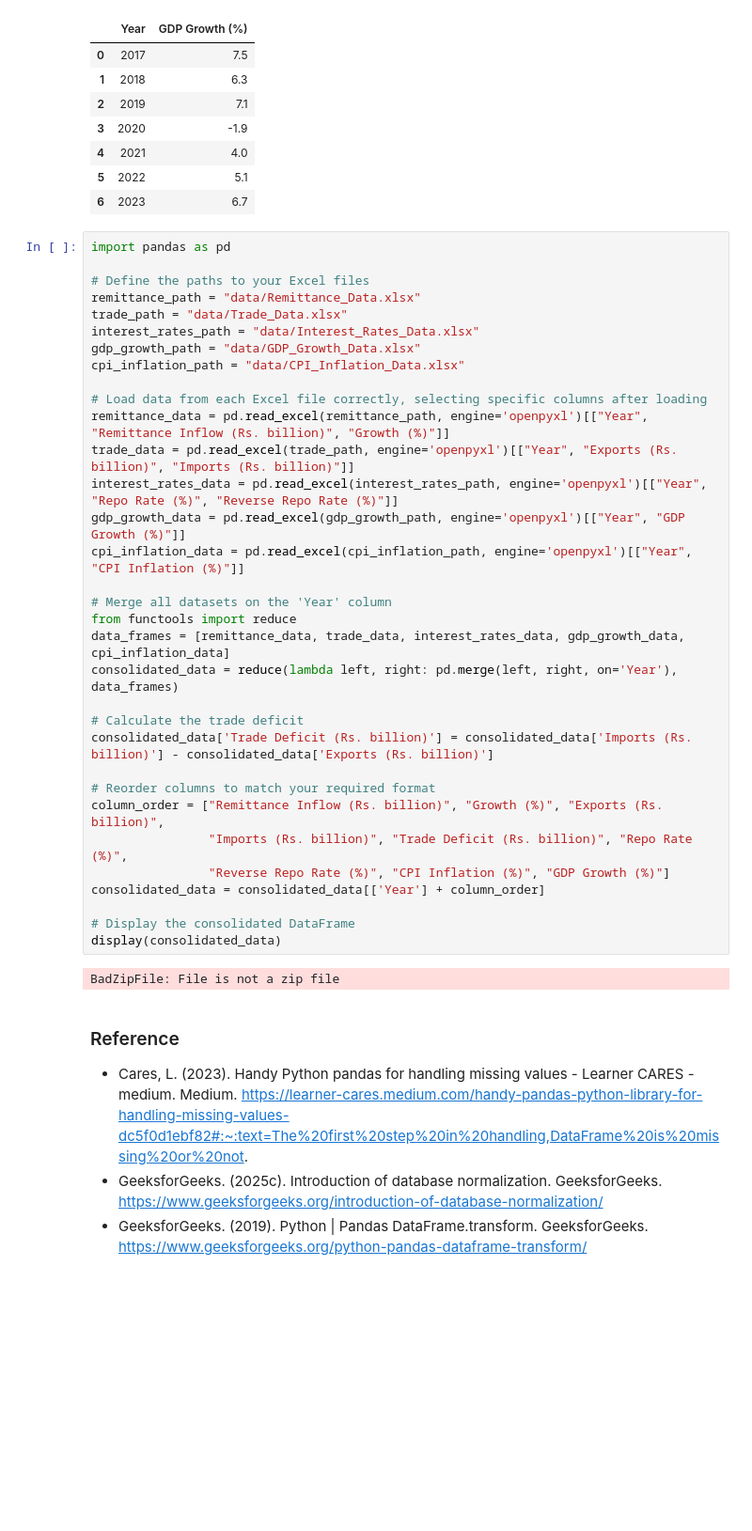
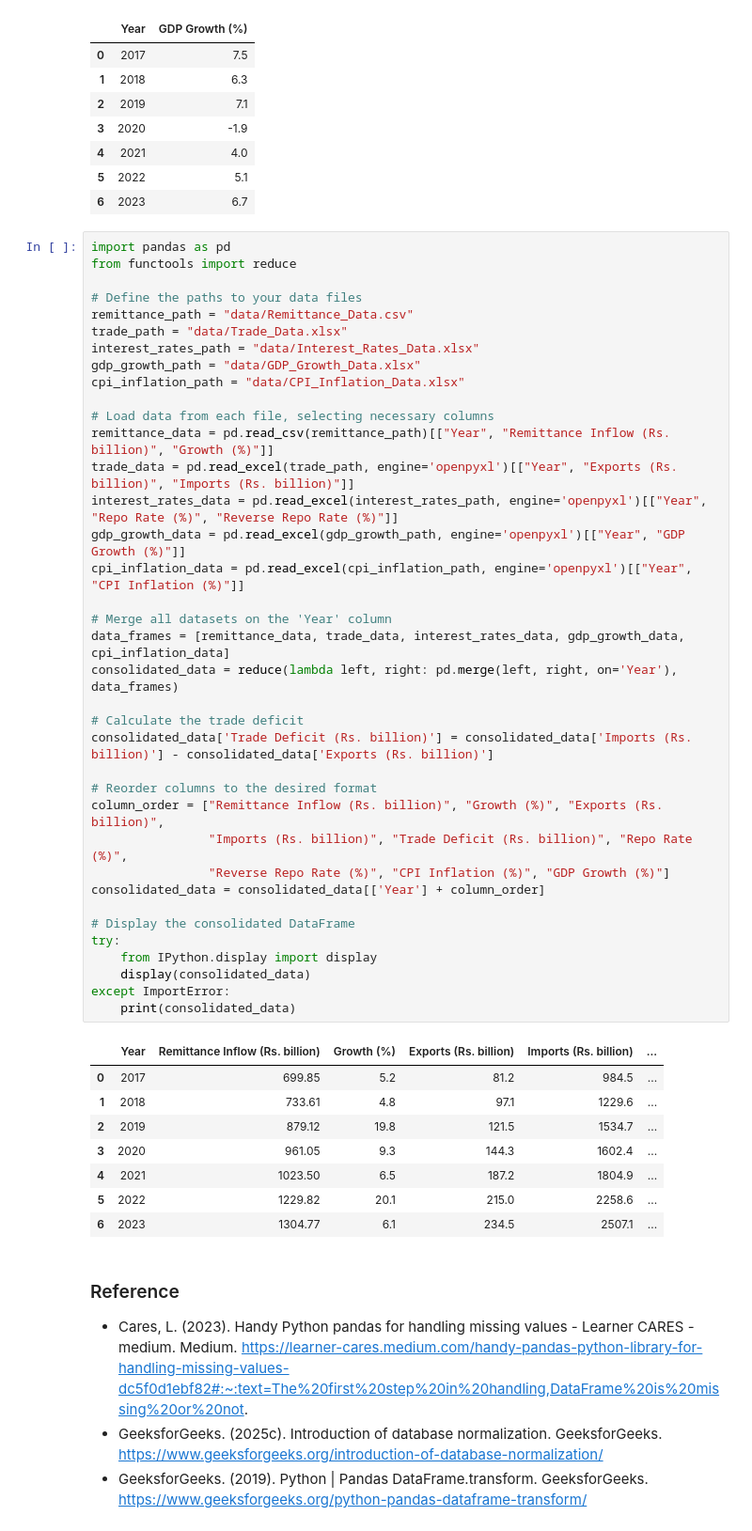
Before and after one commit to sandhyamainali/python, a Jupyter notebook: wk3_Assignment_final.ipynb, the cells around one changed output. Shown: that part at 94% size. Cells and saved outputs as stored; diff of their text form; blank space fills up the shorter version.

```diff
--- a/wk3_Assignment_final.ipynb
+++ b/wk3_Assignment_final.ipynb
@@ -269,39 +257,50 @@ display(gdp_growth_data)
 | 6 | 2023 | 6.7 |
 # %%
 import pandas as pd
+from functools import reduce
 
-# Define the paths to your Excel files
-remittance_path = "data/Remittance_Data.xlsx"
+# Define the paths to your data files
+remittance_path = "data/Remittance_Data.csv"
 trade_path = "data/Trade_Data.xlsx"
 interest_rates_path = "data/Interest_Rates_Data.xlsx"
 gdp_growth_path = "data/GDP_Growth_Data.xlsx"
 cpi_inflation_path = "data/CPI_Inflation_Data.xlsx"
 
-# Load data from each Excel file correctly, selecting specific columns after loading
-remittance_data = pd.read_excel(remittance_path, engine='openpyxl')[["Year", "Remittance Inflow (Rs. billion)", "Growth (%)"]]
+# Load data from each file, selecting necessary columns
+remittance_data = pd.read_csv(remittance_path)[["Year", "Remittance Inflow (Rs. billion)", "Growth (%)"]]
 trade_data = pd.read_excel(trade_path, engine='openpyxl')[["Year", "Exports (Rs. billion)", "Imports (Rs. billion)"]]
 interest_rates_data = pd.read_excel(interest_rates_path, engine='openpyxl')[["Year", "Repo Rate (%)", "Reverse Repo Rate (%)"]]
 gdp_growth_data = pd.read_excel(gdp_growth_path, engine='openpyxl')[["Year", "GDP Growth (%)"]]
 cpi_inflation_data = pd.read_excel(cpi_inflation_path, engine='openpyxl')[["Year", "CPI Inflation (%)"]]
 
 # Merge all datasets on the 'Year' column
-from functools import reduce
 data_frames = [remittance_data, trade_data, interest_rates_data, gdp_growth_data, cpi_inflation_data]
 consolidated_data = reduce(lambda left, right: pd.merge(left, right, on='Year'), data_frames)
 
 # Calculate the trade deficit
 consolidated_data['Trade Deficit (Rs. billion)'] = consolidated_data['Imports (Rs. billion)'] - consolidated_data['Exports (Rs. billion)']
 
-# Reorder columns to match your required format
+# Reorder columns to the desired format
 column_order = ["Remittance Inflow (Rs. billion)", "Growth (%)", "Exports (Rs. billion)",
                 "Imports (Rs. billion)", "Trade Deficit (Rs. billion)", "Repo Rate (%)",
                 "Reverse Repo Rate (%)", "CPI Inflation (%)", "GDP Growth (%)"]
 consolidated_data = consolidated_data[['Year'] + column_order]
 
 # Display the consolidated DataFrame
-display(consolidated_data)
+try:
+    from IPython.display import display
+    display(consolidated_data)
+except ImportError:
+    print(consolidated_data)
 # %% [output]
-BadZipFile: File is not a zip file
+|  | Year | Remittance Inflow (Rs. billion) | Growth (%) | Exports (Rs. billion) | Imports (Rs. billion) | ... |
+| 0 | 2017 | 699.85 | 5.2 | 81.2 | 984.5 | ... |
+| 1 | 2018 | 733.61 | 4.8 | 97.1 | 1229.6 | ... |
+| 2 | 2019 | 879.12 | 19.8 | 121.5 | 1534.7 | ... |
+| 3 | 2020 | 961.05 | 9.3 | 144.3 | 1602.4 | ... |
+| 4 | 2021 | 1023.50 | 6.5 | 187.2 | 1804.9 | ... |
+| 5 | 2022 | 1229.82 | 20.1 | 215.0 | 2258.6 | ... |
+| 6 | 2023 | 1304.77 | 6.1 | 234.5 | 2507.1 | ... |
 # %% [markdown]
 ### Reference
 - Cares, L. (2023). Handy Python pandas for handling missing values - Learner CARES - medium. Medium. https://learner-cares.medium.com/handy-pandas-python-library-for-handling-missing-values-dc5f0d1ebf82#:~:text=The%20first%20step%20in%20handling,DataFrame%20is%20missing%20or%20not.
```
Also changed, not shown: parts of 2 cells of this notebook, 18 other files.
